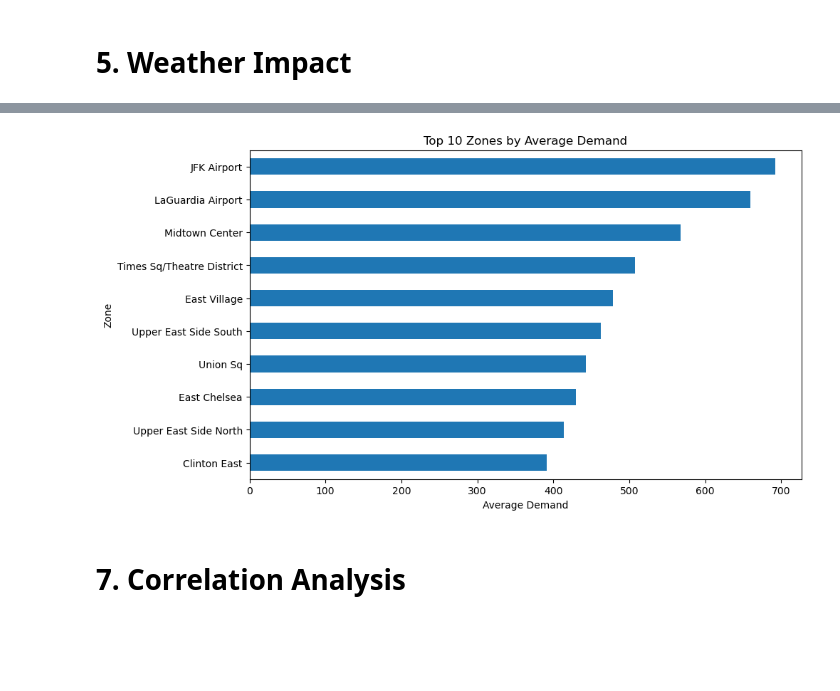
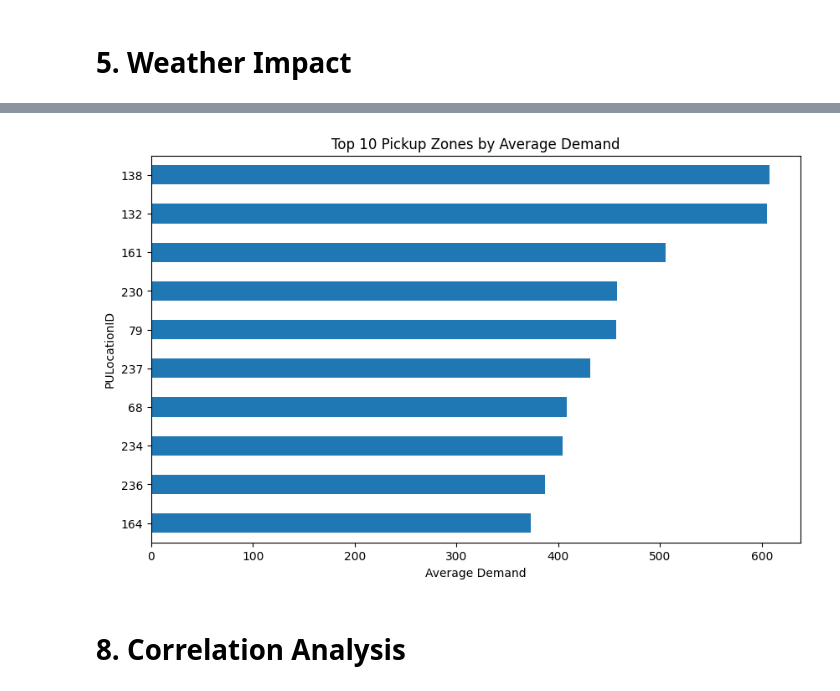
Before and after one commit to prppy/nyc-taxi-mlops, a Jupyter notebook: source/mlops/eda.ipynb, the cells around one changed output, grey strips where cells are left out. Drawn from its saved outputs; the diff is of its cells as text; code cells hidden in the pictures; blank space fills up the shorter version.

```diff
--- a/source/mlops/eda.ipynb
+++ b/source/mlops/eda.ipynb
@@ -80,8 +236,6 @@ missing_df[missing_df["missing_count"] > 0].sort_values("missing_pct", ascending
 # %%
-df["hour_ts"] = pd.to_datetime(df["hour_ts"])
-df["pickup_date"] = df["hour_ts"].dt.date
 
-daily_demand = df.groupby("pickup_date")["demand"].sum()
+daily_demand = df.groupby("pickup_date")["target_demand"].sum().sort_index()
 daily_demand.plot(figsize=(12, 5), title="Daily Total Demand")
 plt.ylabel("Total Demand")
 plt.show()
@@ -214,7 +296,6 @@ Name: precipitation_sum, dtype: float64
 # %%
-df["is_raining"] = (df["precipitation_sum"] > 0).astype(int)
 
-rain_demand = df.groupby("is_raining")["demand"].mean().reindex([0, 1], fill_value=0)
+rain_demand = df.groupby("is_rainy")["target_demand"].mean().reindex([0, 1], fill_value=0)
 rain_demand.index = ["No Rain", "Rain"]
 
 rain_demand.plot(kind="bar", title="Average Demand: Rain vs No Rain")
@@ -248,17 +388,18 @@ plt.show()
 # %%
+
 top_zones = (
-    df.groupby("zone")["demand"]
+    df.groupby("pulocationid")["target_demand"]
     .mean()
     .sort_values(ascending=False)
     .head(10)
 )
 
-top_zones.sort_values().plot(kind="barh", figsize=(10, 6), title="Top 10 Zones by Average Demand")
+top_zones.sort_values().plot(kind="barh", figsize=(10, 6), title="Top 10 Pickup Zones by Average Demand")
 plt.xlabel("Average Demand")
-plt.ylabel("Zone")
+plt.ylabel("PULocationID")
 plt.show()
 # %% [output]
-[figure, old version]
+[figure, new version]
 # %% [markdown]
-# 7. Correlation Analysis
+# 8. Correlation Analysis
 # %%
```
Also changed, not shown: parts of 39 cells of this notebook, 4 other files.
